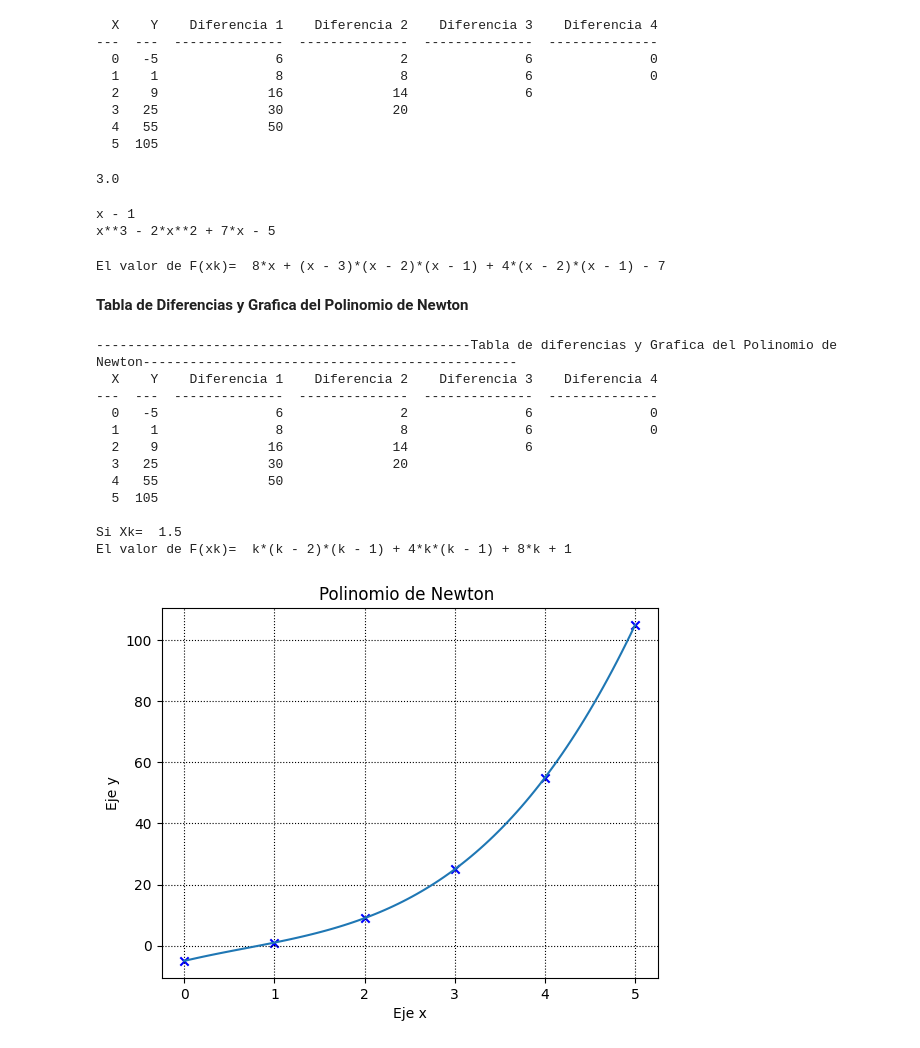
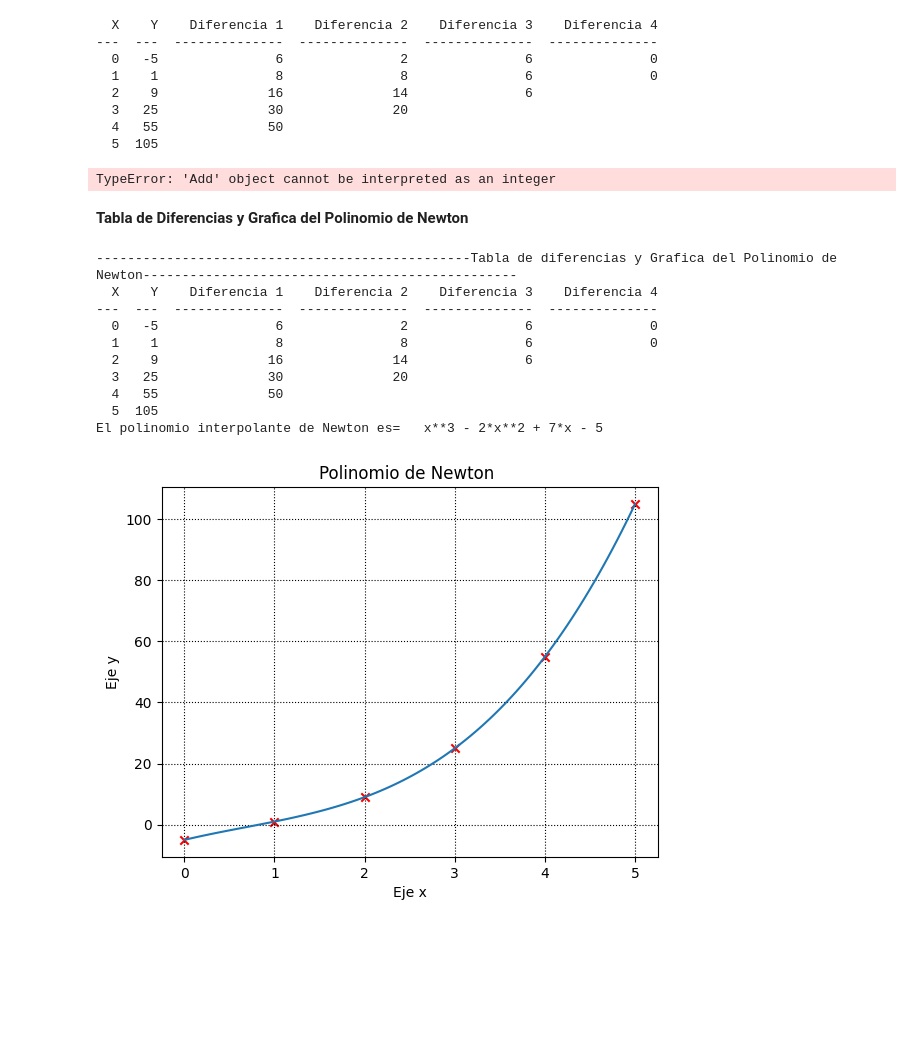
Before and after one commit to Sandoval-Martinez-Jacquelin/Metodos-1, a Jupyter notebook: Polinomio interpolante de Newton con SYMPY.ipynb, the cells around one changed output. Drawn from its saved outputs; the diff is of its cells as text; code cells hidden in the pictures; blank space fills up the shorter version.

```diff
--- a/Polinomio interpolante de Newton con SYMPY.ipynb
+++ b/Polinomio interpolante de Newton con SYMPY.ipynb
@@ -84,16 +84,12 @@ xo=1#float(input("Ingrese el valor de x0= ")),para esta prueba elegimos xo=1
 #Calculamos h
 h=datx[1]-datx[0]
-# %%
-print(comb(3,1))
-# %% [output]
-3.0
 # %%
 #CALCULO DE COEFICIENTES BINOMIALES
 import sympy as sp
 x=sp.Symbol("x")
 yk=sp.Symbol("yk")
 
-print(comb(x-1,1))
+
 #Calculamos K
 k=(x-xo)/h
 #Calculo de los coeficientes binomiales
@@ -106,51 +102,37 @@ for s in range(1,grad+1):
 
 print(yk)
 # %% [output]
-x - 1
-x**3 - 2*x**2 + 7*x - 5
+TypeError: 'Add' object cannot be interpreted as an integer
-# %%
-#Calculo de los coeficientes binomiales
-
-ind=list(daty).index(xo)#encontramos el indice de xo en el arreglo de datx(que contiene los datos de x)
-yk=daty[ind]#definimos el primer sumando de Yk como Yo
-
-for s in range(1,grad+1):
-  yk+=comb(k,s)*dic.get(s)[ind]#sumamos a Yk el producto de los coeficientes binomiales con las respectivas diferencias
-
-print("El valor de F(xk)= ",yk)#imprimimos el valor de F(xk)
-
-def g(x):#Definimos la funcion del polinomio resultante para graficar
-  return -5+7*x-2*(x**2)+x**3
-x1=np.linspace(0,5,100)
-# %% [output]
-El valor de F(xk)=  8*x + (x - 3)*(x - 2)*(x - 1) + 4*(x - 2)*(x - 1) - 7
+# %%
+
+g=sp.lambdify(x,yk)
+
+x1=np.linspace(0,5,100)
 # %% [markdown]
 **Tabla de Diferencias y Grafica del Polinomio de Newton**
 # %%
 
 print("Tabla de diferencias y Grafica del Polinomio de Newton".center(150,"-"))
 print(tabulate(dic,headers=titulos))#Imprimimos la tabla con los datos de x y las  diferencias
-print("\nSi Xk= ",xk,"\nEl valor de F(xk)= ",yk,"\n")#imprimimos el valor de F(xk)
+print("El polinomio interpolante de Newton es=  ",yk,"\n")#imprimimos el valor de F(xk)
 
 import matplotlib.pyplot as plt
-plt.scatter(datx,daty,color="blue",marker="x")#se trazan los puntos para cada pareja ordenada (x,y) de la tabla
+plt.scatter(datx,daty,color="red",marker="x")#se trazan los puntos para cada pareja ordenada (x,y) de la tabla
 plt.plot(x1,g(x1))#se grafica la funcion g(x) en los datos de x dados
 plt.title("Polinomio de Newton ")
 plt.xlabel("Eje x")
 plt.ylabel("Eje y")
 plt.grid(color="black",linestyle="dotted")
 plt.show()
 # %% [output]
 ------------------------------------------------Tabla de diferencias y Grafica del Polinomio de Newton------------------------------------------------
   X    Y    Diferencia 1    Diferencia 2    Diferencia 3    Diferencia 4
 ---  ---  --------------  --------------  --------------  --------------
   0   -5               6               2               6               0
   1    1               8               8               6               0
   2    9              16              14               6
   3   25              30              20
   4   55              50
   5  105
-
-Si Xk=  1.5
-El valor de F(xk)=  k*(k - 2)*(k - 1) + 4*k*(k - 1) + 8*k + 1
+El polinomio interpolante de Newton es=   x**3 - 2*x**2 + 7*x - 5
-[figure, old version]
+[figure, new version]
```
Also changed, not shown: parts of 1 cell of this notebook.
